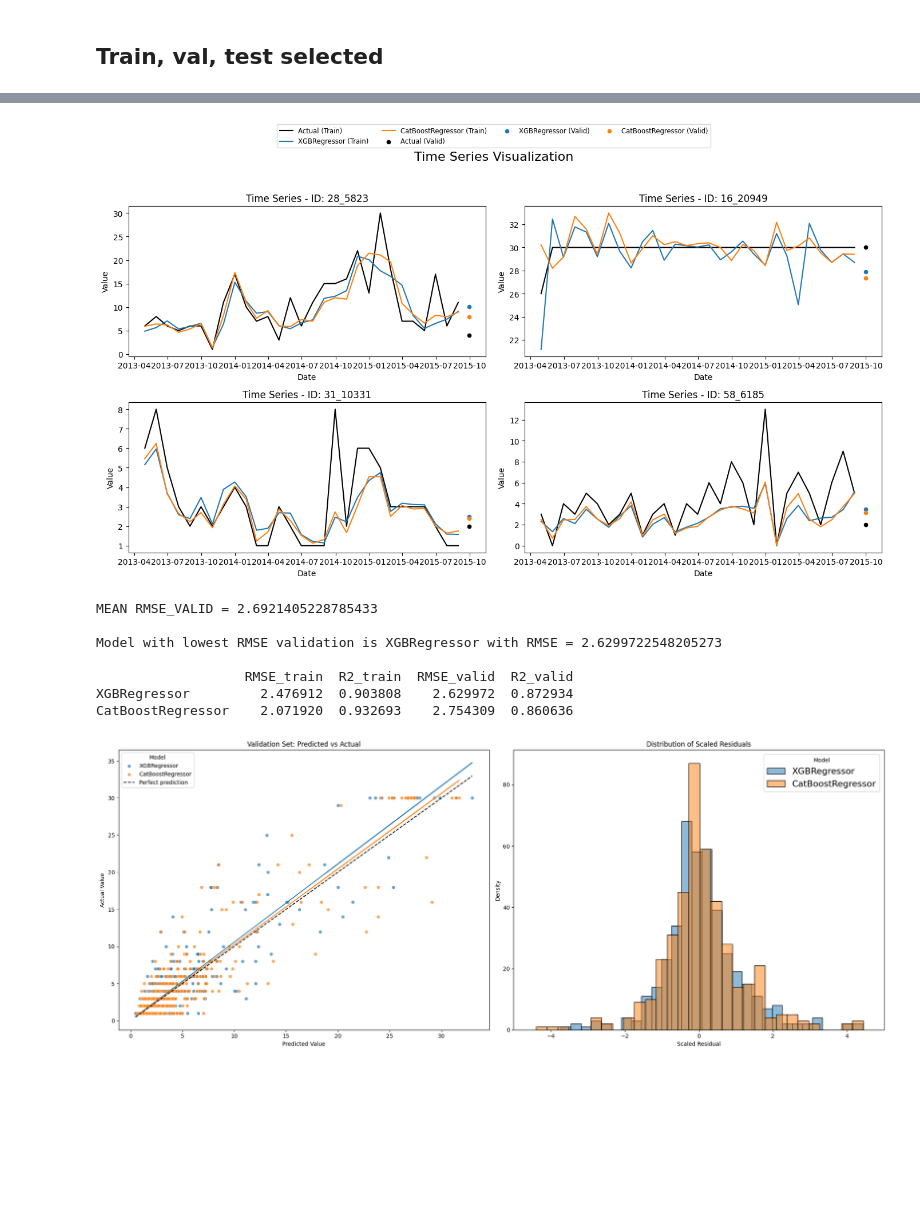
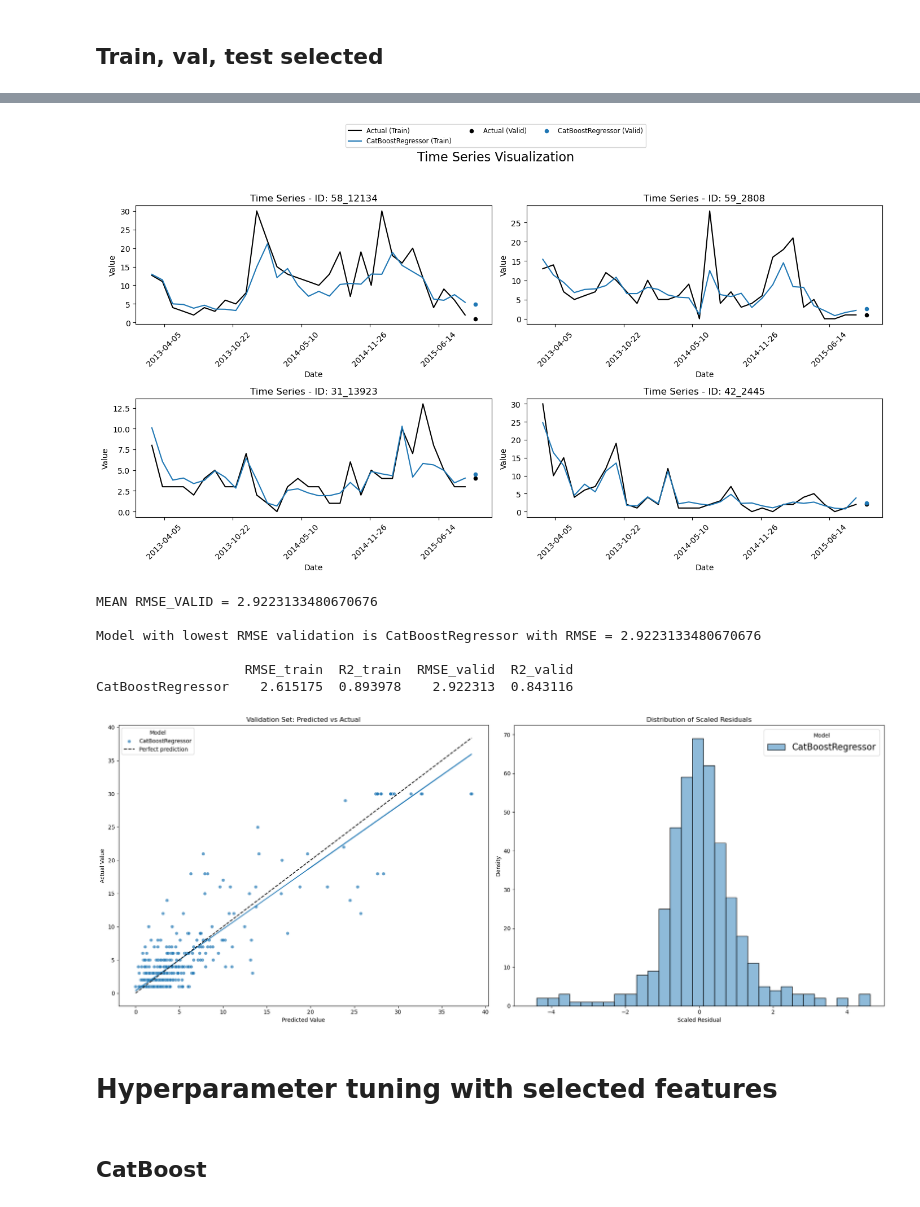
Before and after one commit to ezemriv/MLForecast-Enhanced-TimeSeries, a Jupyter notebook: 02_RFE.ipynb, the cells around one changed output, grey strips where cells are left out. Saved outputs shown, nothing was run; the diff lists cells and outputs as text; code cells hidden in the pictures; blank space fills up the shorter version.

```diff
--- a/02_RFE.ipynb
+++ b/02_RFE.ipynb
@@ -147,8 +314,8 @@ plt.show()
 # %%
-train_valid_columns = [col for col in selected_features_xgb if col in train.columns] + ['y', 'ds', 'unique_id']
-train_selected = train[train_valid_columns]
-valid_selected = valid[train_valid_columns]
-test_selected = test[train_valid_columns]
+train_valid_columns = [col for col in selected_features_cb if col in train.columns] + ['y', 'ds', 'unique_id']
+train_selected_cb = train[train_valid_columns]
+valid_selected_cb = valid[train_valid_columns]
+test_selected_cb = test[train_valid_columns]
 # %%
-future_df = pd.concat([train_selected, valid_selected]).drop('y', axis=1)
+future_df_cb = pd.concat([train_selected_cb, valid_selected_cb]).drop('y', axis=1)
 # %%
@@ -163,20 +332,13 @@ print(future_df.shape)
 # %%
-@njit
-def diff(x, lag):
-    x2 = np.full_like(x, np.nan)
-    for i in range(lag, len(x)):
-        x2[i] = x[i] - x[i-lag]
-    return x2
-
 sk_log1p = FunctionTransformer(func=np.log1p, inverse_func=np.expm1)
 
 fcst = MLForecast(
-    models=tunned_models,
+    models=cb,
     freq='M',
-    target_transforms=[GlobalSklearnTransformer(sk_log1p)],
+    target_transforms=[GlobalSklearnTransformer(sk_log1p), Differences([1])],
     num_threads=6
 )
 # %%
-fcst.fit(train_selected, fitted=True, id_col='unique_id', time_col='ds',
+fcst.fit(train_selected_cb, fitted=True, id_col='unique_id', time_col='ds',
          target_col='y', static_features=[])
 # %% [output]
@@ -184,20 +346,23 @@ MLForecast(models=[XGBRegressor, CatBoostRegressor], freq=M, lag_features=[], da
 # %%
-evaluator = MLForecast_Evaluator(fcst, valid_selected, future_df, h=1)
+evaluator = MLForecast_Evaluator(fcst, valid_selected_cb, future_df_cb, h=1)
 
 evaluator.plot_time_series(n_samples=4)  # Will show 4 random time series in a 2x2 grid
 
 # Calculate and print metrics
 evaluator.calculate_metrics()
 
 # Plot metrics
 evaluator.plot_metrics()
 # %% [output]
-[figure, old version]
+[figure, new version]
-MEAN RMSE_VALID = 2.6921405228785433
+MEAN RMSE_VALID = 2.9223133480670676
 
-Model with lowest RMSE validation is XGBRegressor with RMSE = 2.6299722548205273
+Model with lowest RMSE validation is CatBoostRegressor with RMSE = 2.9223133480670676
 
                    RMSE_train  R2_train  RMSE_valid  R2_valid
-XGBRegressor         2.476912  0.903808    2.629972  0.872934
-CatBoostRegressor    2.071920  0.932693    2.754309  0.860636
+CatBoostRegressor    2.615175  0.893978    2.922313  0.843116
-[figure, old version]
+[figure, new version]
+# %% [markdown]
+# Hyperparameter tuning with selected features
+# %% [markdown]
+## CatBoost
```
Also changed, not shown: parts of 48 cells of this notebook, 3 other files.
